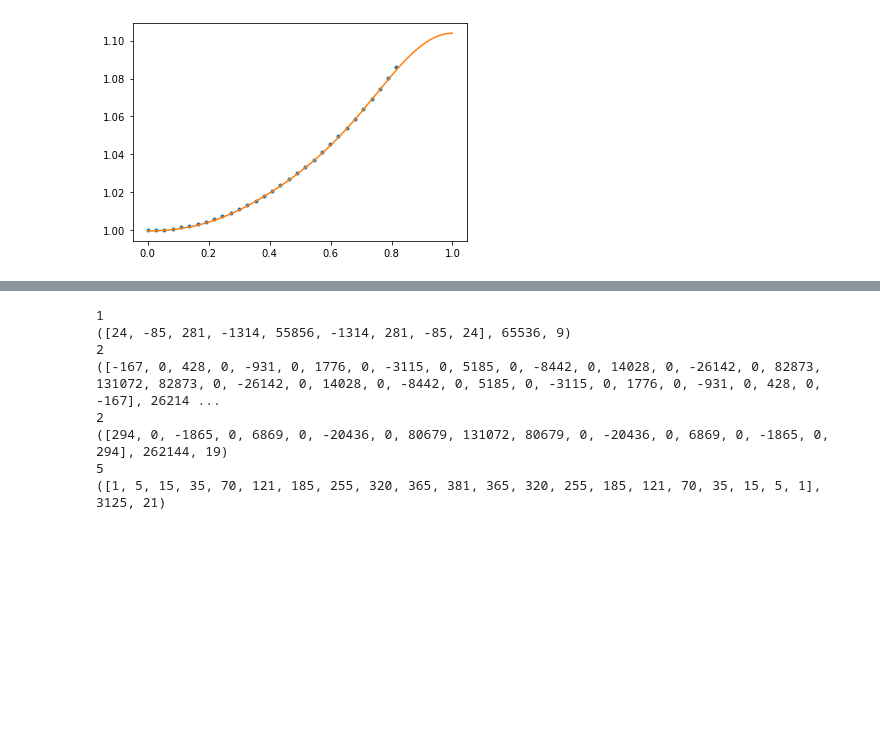
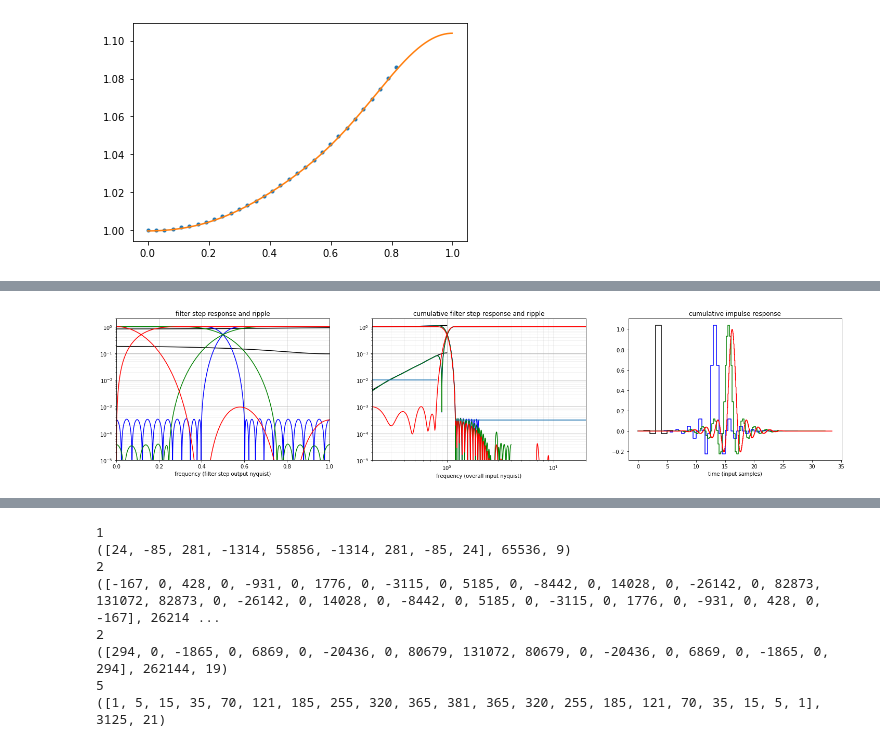
Before and after one commit to quartiq/phaser, a Jupyter notebook: filter.ipynb, the cells around one changed output, grey strips where cells are left out. Saved outputs shown, nothing was run; the diff lists cells and outputs as text; code cells hidden in the pictures; blank space fills up the shorter version.

```diff
--- a/filter.ipynb
+++ b/filter.ipynb
@@ -592,0 +173,92 @@ ax[1].grid(which="minor", alpha=.2);
+# %%
+# Phaser interpolation filter, 20x
+
+steps = [
+    # 1/10  samples per cycles
+    Gain(5**4/2.**9),  # compensate ciccomp+cic+shift gain
+    # 1/10
+    ciccomp,
+    # 1/10
+    US(2), HBF(10, .4).quantize(1 << 18),
+    # 1/5
+    US(2), HBF(5, 1/4.).quantize(1 << 18),
+    # 2/5
+    US(5), CIC(5, 1, 5),
+    # 2/1
+]
+
+fig, ax = plt.subplots(1, 3, figsize=(25, 5))
+x = np.ones(1)
+ax[2].step(np.arange(len(x)), x)
+r = 1.
+
+colors = list("kbgrcm")
+last_rate = 1
+for step in steps:
+    r *= step.rate
+    x = step(x)
+    # print(step, x)
+    if hasattr(step, "plot_freq"):
+        color = colors.pop(0)
+        step.plot_freq(ax[0], r=1, color=color)
+        q = FIR(b=x)
+        q.plot_freq(ax[1], r=r, f=1/r, color=color, inset=True, worN=2048)
+        q.plot_time(ax[2], r=r, color=color)
+    last_rate = step.rate
+
+ax[0].grid()
+ax[0].grid(which="minor", alpha=.2)
+ax[0].set_ylim(1e-5, 2)
+ax[0].set_xlim(0, 1)
+ax[0].set_yscale("log")
+ax[0].set_xlabel("frequency (filter step output nyquist)")
+ax[0].set_title("filter step response and ripple")
+ax[1].grid()
+ax[1].grid(which="minor", alpha=.2)
+ax[1].set_ylim(1e-5, 2)
+#ax[1].set_ylim(.9, 1.1)
+ax[1].set_xlim(1e-2*r, r)
+ax[1].set_xscale("log")
+ax[1].set_title("cumulative filter step response and ripple")
+ax[1].set_xlabel("frequency (overall input nyquist)")
+ax[1].set_yscale("log")
+ax[1].plot(np.array([1e-3, .4, np.nan, .6, 1e2])*2, [1e-2, 1e-2, np.nan, 1e-7**.5, 1e-7**.5])
+ax[2].set_title("cumulative impulse response")
+ax[2].set_xlabel("time (input samples)")
+
+m = 1 << 16
+t0 = 10*4
+fig, ax = plt.subplots(1, 3, figsize=(25, 5))
+a0 = np.ones(32)
+a = CIC(6, 1, 5)(a0)
+#a = np.convolve(signal.windows.hann(16)/8, a0)
+af = np.array([(.5, .4), (.5, -.15)])
+#af = np.array([(1., .42)])
+t = np.arange(len(a))
+y0 = sum(a*ai*np.exp(2j*np.pi*fi*t) for ai, fi in af)
+y = y0
+for step in steps:
+    y = step(y)
+# y *= np.exp(2j*np.pi*.1*np.arange(len(y))/r*t0)
+ax[2].plot(t*t0, a, t*t0, y0.real, np.arange(len(y))/r*t0, y.real)
+h = np.absolute(np.fft.fft(y, m)/r/len(a0))
+s = np.fft.fftfreq(m)*r/t0
+ax[0].plot(af[:, 1]/t0, np.absolute(af[:, 0]), "o", s, h)
+ax[0].set_ylim(1e-7, 1)
+ax[0].set_yscale("log")
+ax[0].set_title("wide band response to shaped pulse")
+ax[0].set_xlabel("frequency (f_DAC)")
+#ax[0].set_xlim(-1/t0, 1/t0)
+ax[0].grid()
+ax[0].grid(which="minor", alpha=.2)
+ax[1].plot(af[:, 1]/t0, np.absolute(af[:, 0]), "o", s, h)
+ax[1].set_ylim(1e-4, 1)
+ax[1].set_yscale("log")
+ax[1].set_xlim(-1/t0, 1/t0)
+ax[1].grid()
+ax[1].grid(which="minor", alpha=.2);
+ax[1].set_title("base band response to shaped pulse")
+ax[1].set_xlabel("frequency (f_DAC)")
+ax[2].set_title("shaped pulse (envelope blue, data orange, response green)")
+ax[2].set_xlabel("frequency (f_DAC)")
+# %% [output]
@@ -592,0 +266 @@ ax[1].grid(which="minor", alpha=.2);
+[figure, added]
```
Also changed, not shown: parts of 29 cells of this notebook.
